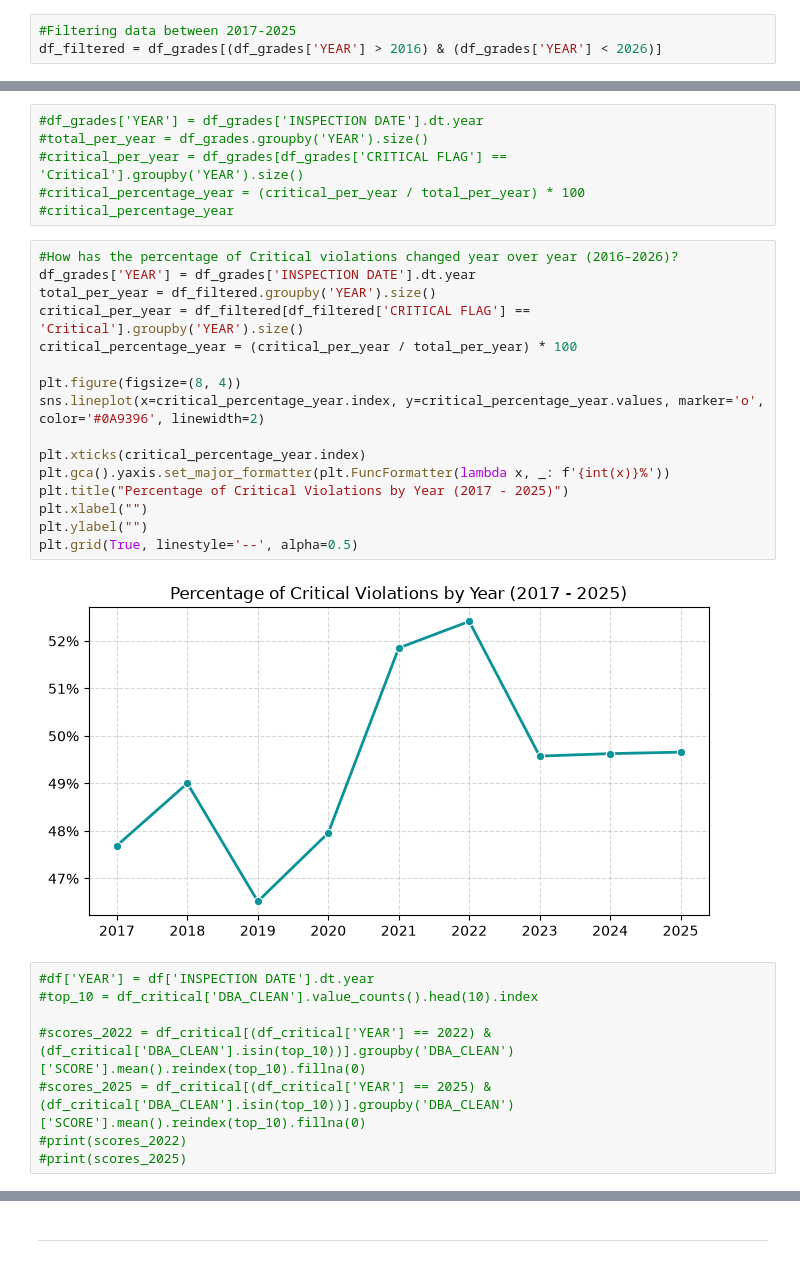
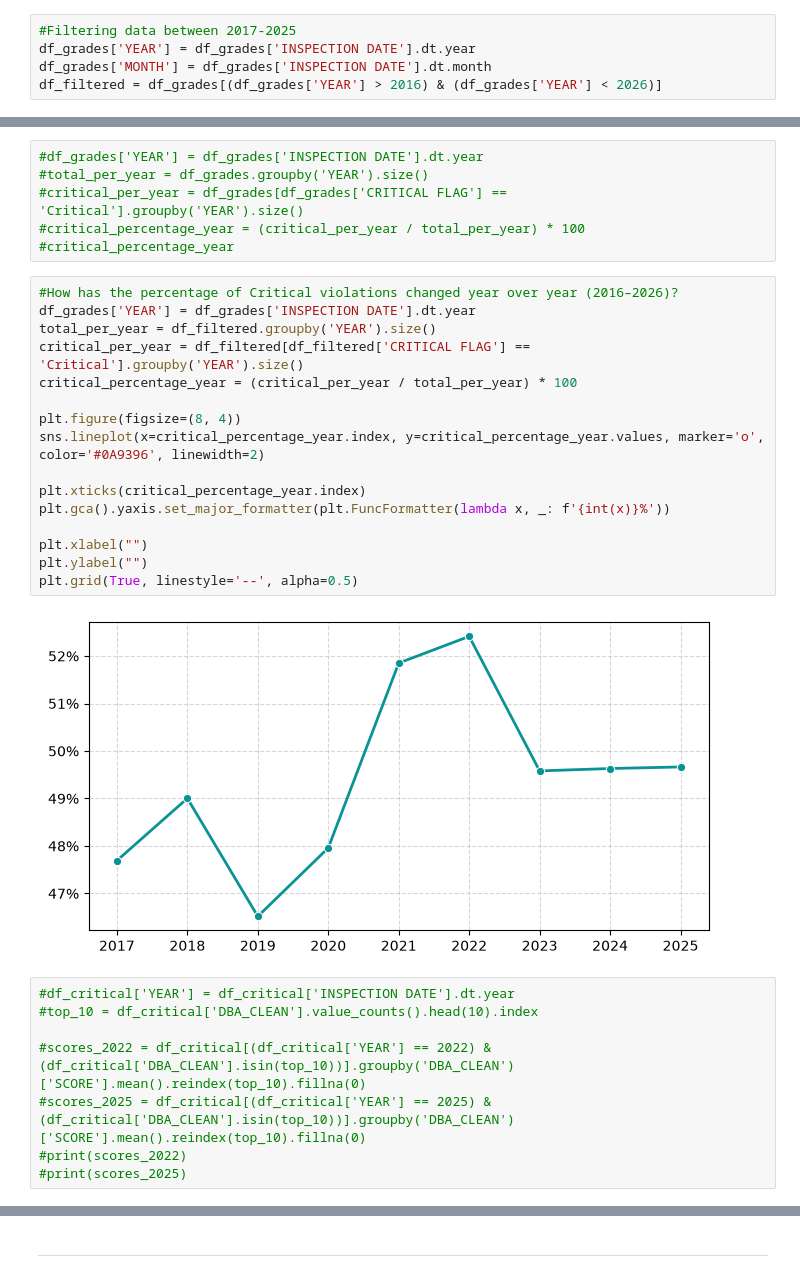
Before and after one commit to FajerMubarak/NYC_Restaurant_Inspections_data, a Jupyter notebook: EDA_NYC_Restaurant_Inspections.ipynb, the cells around one changed output, grey strips where cells are left out. Saved outputs shown, nothing was run; the diff lists cells and outputs as text.

```diff
--- a/EDA_NYC_Restaurant_Inspections.ipynb
+++ b/EDA_NYC_Restaurant_Inspections.ipynb
@@ -108,6 +108,8 @@ df = df[(df['CRITICAL FLAG'] != 'Not Applicable')]
 df.dropna(subset='VIOLATION CODE',inplace=True)
 # %%
 #Filtering data between 2017-2025
+df_grades['YEAR'] = df_grades['INSPECTION DATE'].dt.year
+df_grades['MONTH'] = df_grades['INSPECTION DATE'].dt.month
 df_filtered = df_grades[(df_grades['YEAR'] > 2016) & (df_grades['YEAR'] < 2026)]
 # %%
 #cleaning the name from '
@@ -257,23 +266,23 @@ plt.tight_layout()
 # %%
 #How has the percentage of Critical violations changed year over year (2016–2026)?
 df_grades['YEAR'] = df_grades['INSPECTION DATE'].dt.year
 total_per_year = df_filtered.groupby('YEAR').size()
 critical_per_year = df_filtered[df_filtered['CRITICAL FLAG'] == 'Critical'].groupby('YEAR').size()
 critical_percentage_year = (critical_per_year / total_per_year) * 100
 
 plt.figure(figsize=(8, 4))
 sns.lineplot(x=critical_percentage_year.index, y=critical_percentage_year.values, marker='o', color='#0A9396', linewidth=2)
 
 plt.xticks(critical_percentage_year.index)
 plt.gca().yaxis.set_major_formatter(plt.FuncFormatter(lambda x, _: f'{int(x)}%'))
-plt.title("Percentage of Critical Violations by Year (2017 - 2025)")
+
 plt.xlabel("")
 plt.ylabel("")
 plt.grid(True, linestyle='--', alpha=0.5)
 # %% [output]
-[figure, old version]
+[figure, new version]
 # %%
-#df['YEAR'] = df['INSPECTION DATE'].dt.year
+#df_critical['YEAR'] = df_critical['INSPECTION DATE'].dt.year
 #top_10 = df_critical['DBA_CLEAN'].value_counts().head(10).index
 
 #scores_2022 = df_critical[(df_critical['YEAR'] == 2022) & (df_critical['DBA_CLEAN'].isin(top_10))].groupby('DBA_CLEAN')['SCORE'].mean().reindex(top_10).fillna(0)
```
Also changed, not shown: parts of 7 cells of this notebook, 2 other files.
